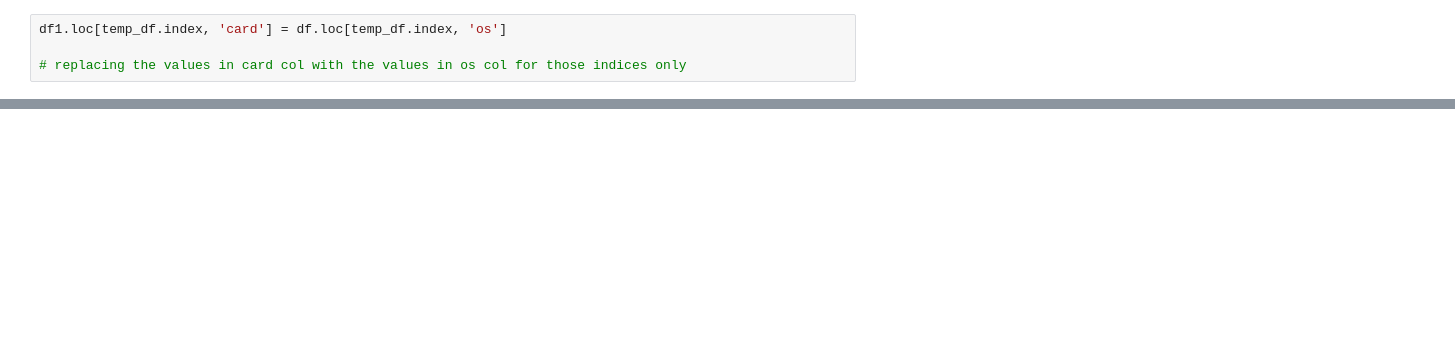
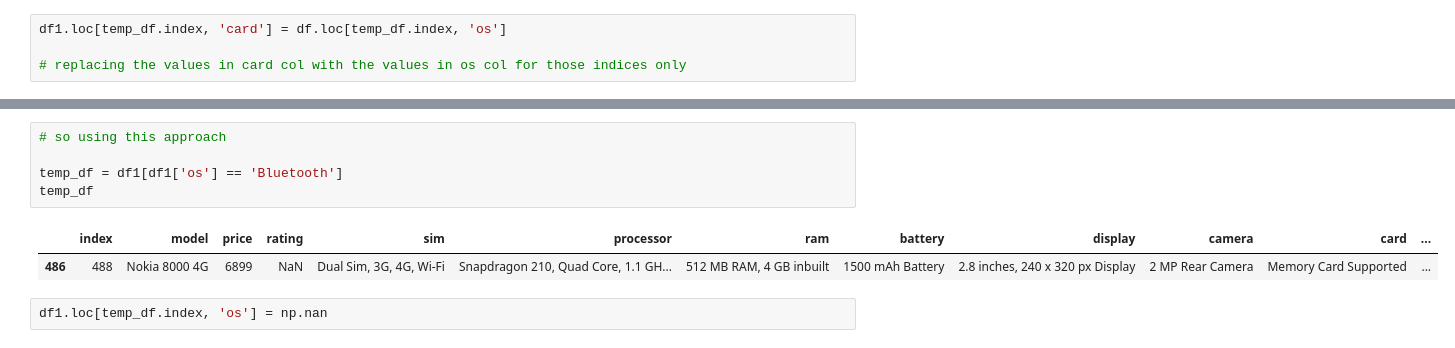
Before and after one commit to Muhammad-Waleed-Source/Data-Analysis-Process, a Jupyter notebook: Data Cleaning/1-Data-Cleaning.ipynb, the cells around one changed output, grey strips where cells are left out. Cells and saved outputs as stored; diff of their text form; blank space fills up the shorter version.

```diff
--- a/Data Cleaning/1-Data-Cleaning.ipynb
+++ b/Data Cleaning/1-Data-Cleaning.ipynb
@@ -798,0 +825,10 @@ df1[df1['os'].str.contains('Memory Card')]
+# %%
+# so using this approach
+
+temp_df = df1[df1['os'] == 'Bluetooth']
+temp_df
+# %% [output]
+|  | index | model | price | rating | sim | processor | ram | battery | display | camera | card | ... |
+| 486 | 488 | Nokia 8000 4G | 6899 | NaN | Dual Sim, 3G, 4G, Wi-Fi | Snapdragon 210, Quad Core, 1.1 GH... | 512 MB RAM, 4 GB inbuilt | 1500 mAh Battery | 2.8 inches, 240 x 320 px Display | 2 MP Rear Camera | Memory Card Supported | ... |
+# %%
+df1.loc[temp_df.index, 'os'] = np.nan
```
Also changed, not shown: parts of 5 cells of this notebook.
